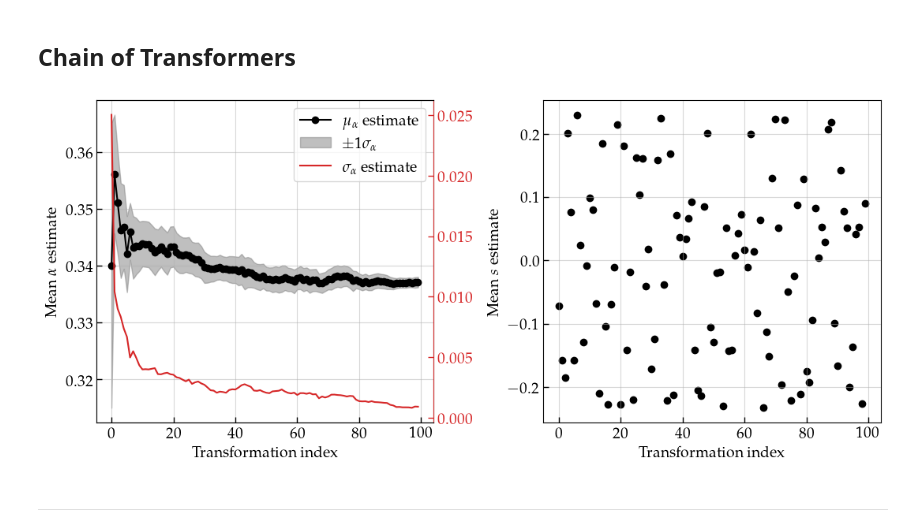
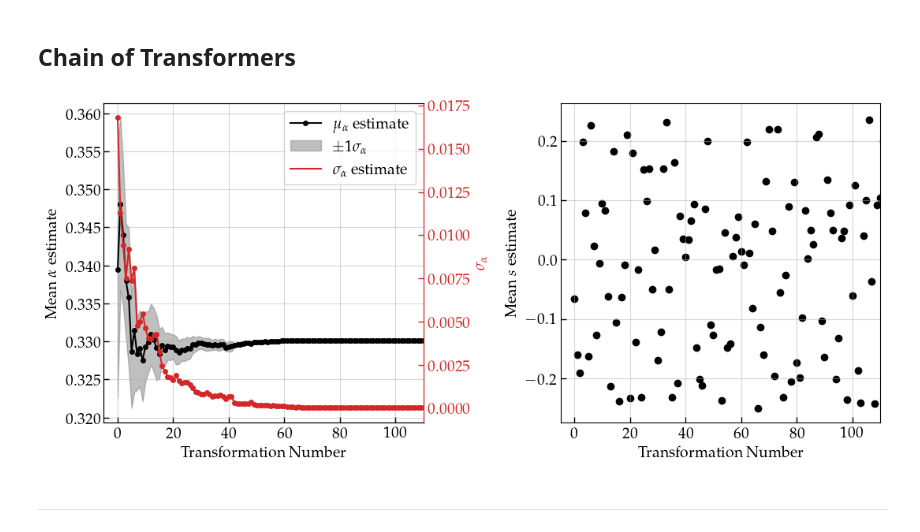
Before and after one commit to stommen/tif345_projects, a Jupyter notebook: project_3/project3_LBOS.ipynb, the cells around one changed output. Cells and saved outputs as stored; diff of their text form; code cells hidden in the pictures.

```diff
--- a/project_3/project3_LBOS.ipynb
+++ b/project_3/project3_LBOS.ipynb
@@ -453,7 +528,7 @@ Y = np.array([alpha_train.ravel(), s_train.ravel()]).T
 Y_scaled = scaler_Y.fit_transform(Y)
 
 X_train, X_test, Y_train, Y_test = train_test_split(X_norm, Y_scaled, train_size=0.9, random_state=67)
-mlp = MLPRegressor(hidden_layer_sizes=(100,), activation='relu', solver='adam', max_iter=5000)
+mlp = MLPRegressor(hidden_layer_sizes=(100,), activation='relu', solver='adam', max_iter=200, early_stopping=True, validation_fraction=0.1, batch_size=256)
 
 mlp.fit(X_train, Y_train)
 # %% [output]
@@ -518,15 +591,17 @@ plt.show()
 ## **Chain of Transformers**
 # %%
 
-N_transformations = 100
+N_transformations = 200
 rng = np.random.default_rng(67)
 its = 1000
 
 transformation_results = {
+    'alpha_samples': [],
     'alpha_mean': [],
     'alpha_std': [],
     's_mean': [],
-    's_std': []
+    's_std': [],
+    'accepted_samples': []
 }
 alpha_mean_trans = None
 alpha_std_trans = None
@@ -534,46 +609,51 @@ for i in tqdm(range(N_transformations), desc='Performing data transformations an
     exp_idx = rng.integers(0, n_trials)
     y_obs_trans = board_data[exp_idx]
     pred_trans = mlp.predict(normalize_trenches(y_obs_trans).reshape(1, -1))
-    alpha_pred_trans, s_pred_trans = scaler_Y.inverse_transform(pred_trans)[0]
+    _, s_pred_trans = scaler_Y.inverse_transform(pred_trans)[0]
 
     trans_result = ABC(y_obs_trans, its, summary_choice='all', h='cal', h_quantile=0.01, cal_its=1000, s_pred=s_pred_trans, s_error=s_err, alpha_mean=alpha_mean_trans, alpha_error=alpha_std_trans, disable=True)
-    weights_trans = np.array(trans_result['kernel_value'])
     s_samples_trans = np.array(trans_result['s'])
     alpha_samples_trans = np.array(trans_result['alpha'])
-    alpha_mean_trans = np.sum(alpha_samples_trans * weights_trans) / np.sum(weights_trans)
-    alpha_std_trans = np.sqrt(np.sum((alpha_samples_trans - alpha_mean_trans)**2 * weights_trans) / np.sum(weights_trans))
-    s_mean_trans = np.sum(s_samples_trans * weights_trans) / np.sum(weights_trans)
-    s_std_trans = np.sqrt(np.sum((s_samples_trans - s_mean_trans)**2 * weights_trans) / np.sum(weights_trans))
+    alpha_mean_trans = np.mean(alpha_samples_trans)
+    alpha_std_trans = np.std(alpha_samples_trans)
+    s_mean_trans = np.mean(s_samples_trans)
+    s_std_trans = np.std(s_samples_trans)
+    transformation_results['alpha_samples'].append(alpha_samples_trans)
     transformation_results['alpha_mean'].append(alpha_mean_trans)
     transformation_results['alpha_std'].append(alpha_std_trans)
     transformation_results['s_mean'].append(s_mean_trans)
     transformation_results['s_std'].append(s_std_trans)
+    transformation_results['accepted_samples'].append(len(alpha_samples_trans))
 # %%
 
 fig, axs = plt.subplots(1, 2, figsize=(11, 5))
-axs[0].plot(np.arange(N_transformations), transformation_results['alpha_mean'], color='k', marker='o', label=r'$\mu_\alpha$ estimate')
+axs[0].plot(np.arange(N_transformations), transformation_results['alpha_mean'], color='k', marker='o', label=r'$\mu_\alpha$ estimate', markersize=4)
 axs[0].fill_between(np.arange(N_transformations),
                     np.array(transformation_results['alpha_mean']) - np.array(transformation_results['alpha_std']),
                     np.array(transformation_results['alpha_mean']) + np.array(transformation_results['alpha_std']),
                     color='gray', alpha=0.5, label=r'$\pm 1\sigma_\alpha$')
 axs[0].plot([], [], color='tab:red', label=r'$\sigma_\alpha$ estimate')
 axs[0].legend()
+axs[0].set_xlim(-5, 110)
 ax2 = axs[0].twinx()
 ax2.tick_params(color='tab:red', labelcolor='tab:red')
 ax2.spines['right'].set_color('tab:red')
-ax2.plot(np.arange(N_transformations), transformation_results['alpha_std'], color='tab:red')
+ax2.plot(np.arange(N_transformations), transformation_results['alpha_std'], color='tab:red', marker='o', markersize=4)
+ax2.set_ylabel(r'$\sigma_\alpha$', color='tab:red')
+
 axs[1].scatter(np.arange(N_transformations), transformation_results['s_mean'], color='k')
 axs[0].set_ylabel(r'Mean $\alpha$ estimate')
 axs[1].set_ylabel(r'Mean $s$ estimate')
-axs[0].set_xlabel('Transformation index')
-axs[1].set_xlabel('Transformation index')
+axs[0].set_xlabel('Transformation Number')
+axs[1].set_xlabel('Transformation Number')
 axs[0].grid(True, linestyle='-', alpha=0.5)
 axs[1].grid(True, linestyle='-', alpha=0.5)
+axs[1].set_xlim(-5, 110)
 
 plt.tight_layout()
 # plt.savefig('figs/dalton_ABC_transformation_estimates.pdf', bbox_inches='tight')
 plt.show()
 # %% [output]
-[figure, old version]
+[figure, new version]
 # %% [markdown]
 ---
```
Also changed, not shown: parts of 9 cells of this notebook, 10 other files.
